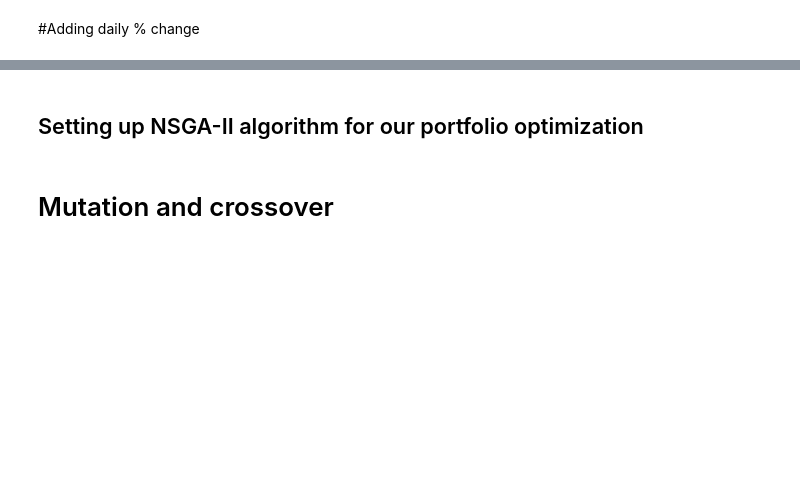
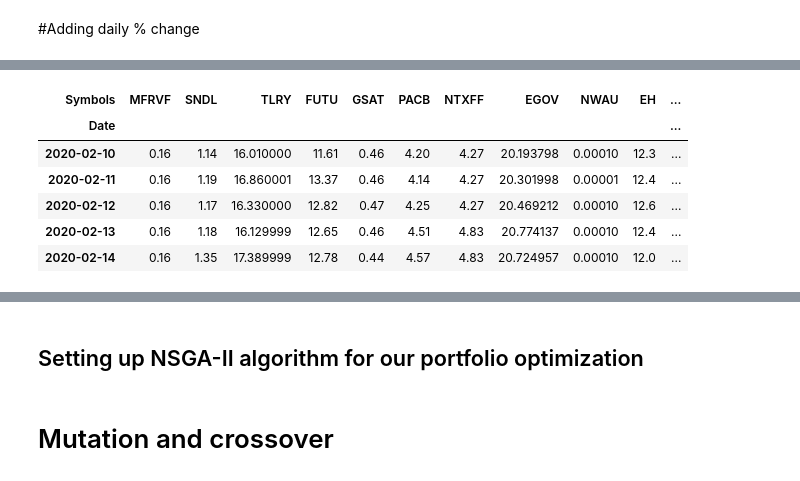
Before and after one commit to mokupnik/EvolutionaryAlgorithms, a Jupyter notebook: Portfolio_Optimization.ipynb, the cells around one changed output, grey strips where cells are left out. Cells and saved outputs as stored; diff of their text form; code cells hidden in the pictures; blank space fills up the shorter version.

```diff
--- a/Portfolio_Optimization.ipynb
+++ b/Portfolio_Optimization.ipynb
@@ -26,11 +25,2 @@ test.head()
 # %% [markdown]
 #Adding daily % change
-# %%
-
-test['% change AAPL'] = test['AAPL'].pct_change()
-test['% change NKE'] = test['NKE'].pct_change()
-test['% change GOOGL'] = test['GOOGL'].pct_change()
-test['% change AMZN'] = test['AMZN'].pct_change()
-
-
-test.head()
@@ -46,0 +27,16 @@ NAMES = ['AAPL', 'NKE', 'GOOGL', 'AMZN']
+# %%
+NAMES = ['MFRVF', 'SNDL', 'TLRY', 'FUTU', 'GSAT', 'PACB', 'NTXFF', 'EGOV', 'NWAU', 'EH']
+
+for x in NAMES:
+    test['% change ' + x] = test[x].pct_change()
+
+
+test.head()
+# %% [output]
+| Symbols | MFRVF | SNDL | TLRY | FUTU | GSAT | PACB | NTXFF | EGOV | NWAU | EH | ... |
+| Date |  |  |  |  |  |  |  |  |  |  | ... |
+| 2020-02-10 | 0.16 | 1.14 | 16.010000 | 11.61 | 0.46 | 4.20 | 4.27 | 20.193798 | 0.00010 | 12.3 | ... |
+| 2020-02-11 | 0.16 | 1.19 | 16.860001 | 13.37 | 0.46 | 4.14 | 4.27 | 20.301998 | 0.00001 | 12.4 | ... |
+| 2020-02-12 | 0.16 | 1.17 | 16.330000 | 12.82 | 0.47 | 4.25 | 4.27 | 20.469212 | 0.00010 | 12.6 | ... |
+| 2020-02-13 | 0.16 | 1.18 | 16.129999 | 12.65 | 0.46 | 4.51 | 4.83 | 20.774137 | 0.00010 | 12.4 | ... |
+| 2020-02-14 | 0.16 | 1.35 | 17.389999 | 12.78 | 0.44 | 4.57 | 4.83 | 20.724957 | 0.00010 | 12.0 | ... |
```
Also changed, not shown: parts of 15 cells of this notebook.
